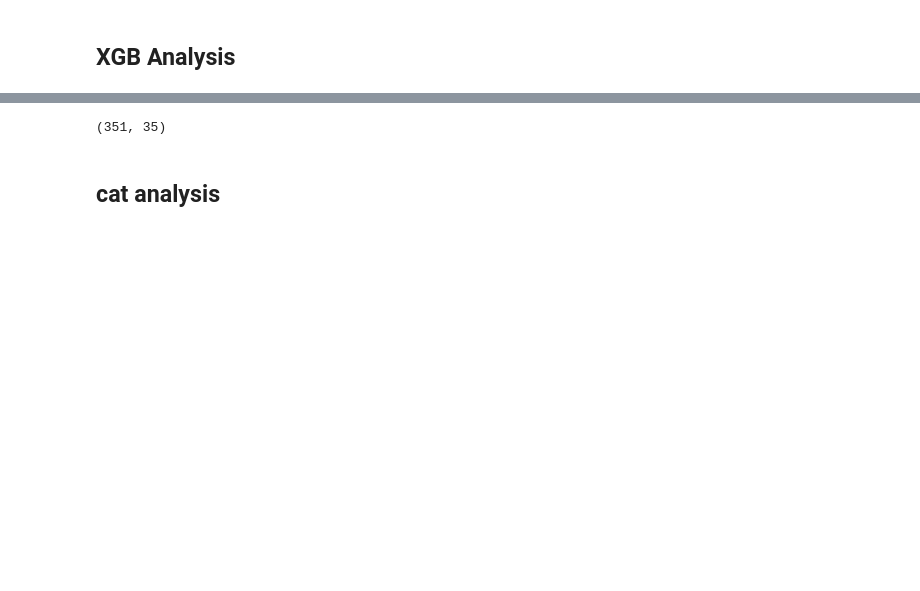
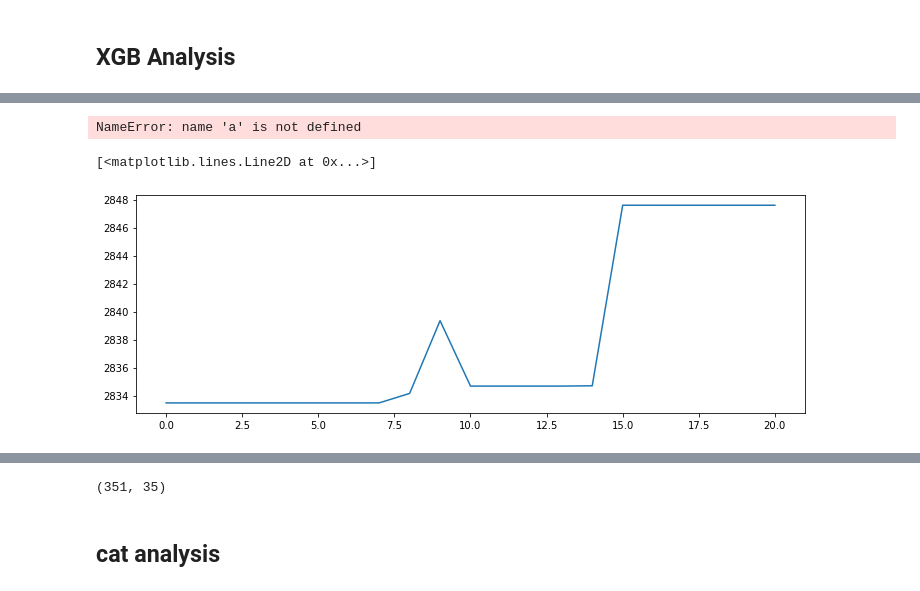
Before and after one commit to caffelatte23/Signate_Jleague, a Jupyter notebook: signate_jleague/src/Training.ipynb, the cells around one changed output, grey strips where cells are left out. Saved outputs shown, nothing was run; the diff lists cells and outputs as text; code cells hidden in the pictures; blank space fills up the shorter version.

```diff
--- a/signate_jleague/src/Training.ipynb
+++ b/signate_jleague/src/Training.ipynb
@@ -8,5 +10,5 @@ from sklearn.model_selection import train_test_split
 # %% [markdown]
 ## XGB Analysis
 # %%
-train = pd.read_csv('../data/train_new.csv')
-test = pd.read_csv('../data/test_new.csv')
+train = pd.read_csv('../data/train_new2.csv')
+test = pd.read_csv('../data/test_new2.csv')
@@ -62 +58,23 @@ ra.Compare_data(model2,test)
+# %%
+a
+rmse = []
+params =  {'learning_rate': 0.03, 'n_estimators': 500, 'max_depth': 5, 'min_child_weight': 1, 'gamma': 0.0, 'subsample': 0.65, 'colsample_bytree': 0.25, 'objective': 'reg:squarederror', 'nthread': 4, 'scale_pos_weight': 1, 'seed': 17, 'reg_alpha': 140}
+for i in range(1,3002,100):
+    params['seed'] = i
+
+    rmse.append(ra.Compare_data(ra.xgb_analysis(x,y,params),test))
+plt.plot(rmse)
+# %% [output]
+NameError: name 'a' is not defined
+# %%
+rmse = []
+params =  {'learning_rate': 0.03, 'n_estimators': 500, 'max_depth': 5, 'min_child_weight': 1, 'gamma': 0.0, 'subsample': 0.65, 'colsample_bytree': 0.25, 'objective': 'reg:squarederror', 'nthread': 4, 'scale_pos_weight': 1, 'seed': 2400, 'reg_alpha': 140}
+for i in range(1,211,10):
+    params['reg_alpha'] = (i-1)/100
+
+    rmse.append(ra.Compare_data(ra.xgb_analysis(x,y,params),test))
+plt.plot(rmse)
+# %% [output]
+[<matplotlib.lines.Line2D at 0x...>]
+[figure, added]
 # %%
```
Also changed, not shown: parts of 23 cells of this notebook, 22 other files.
